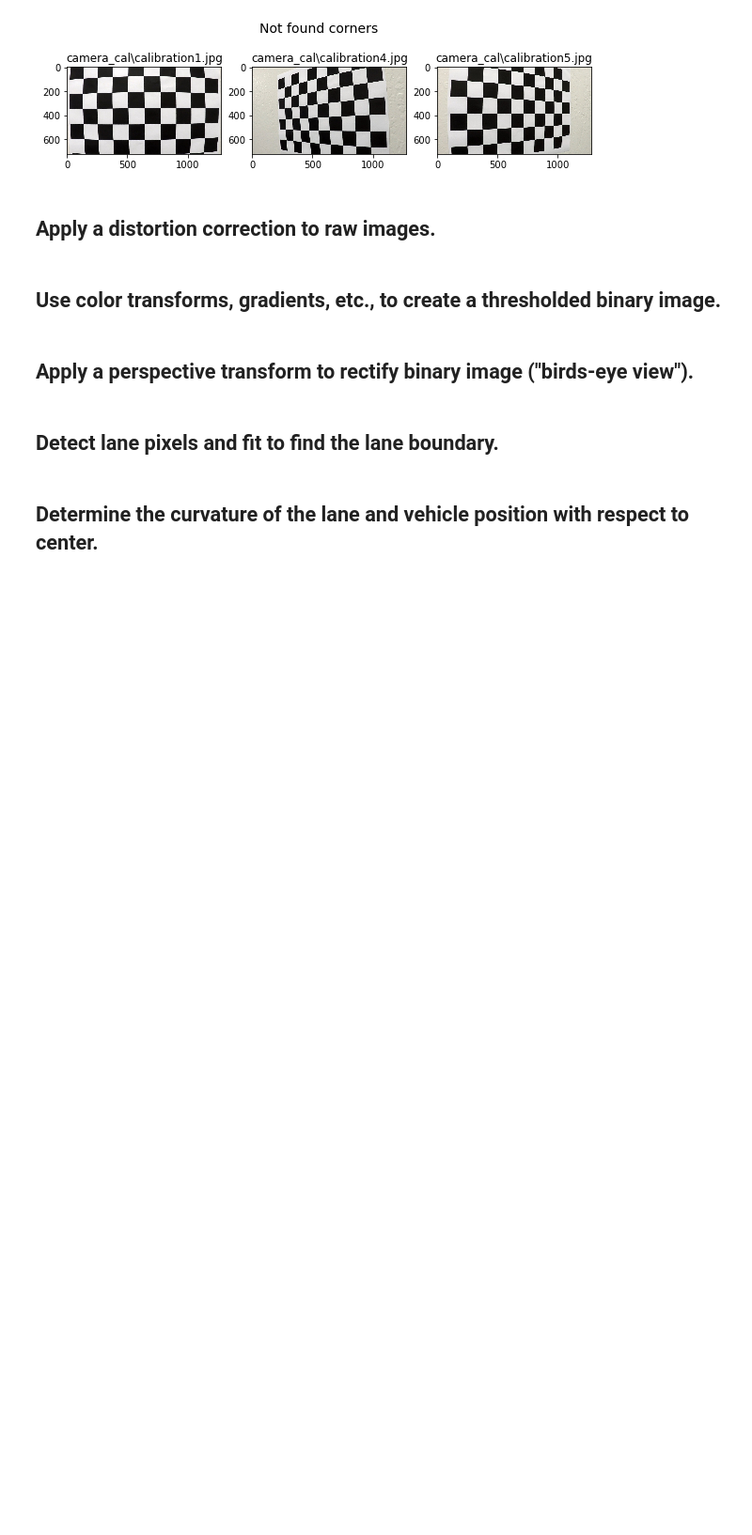
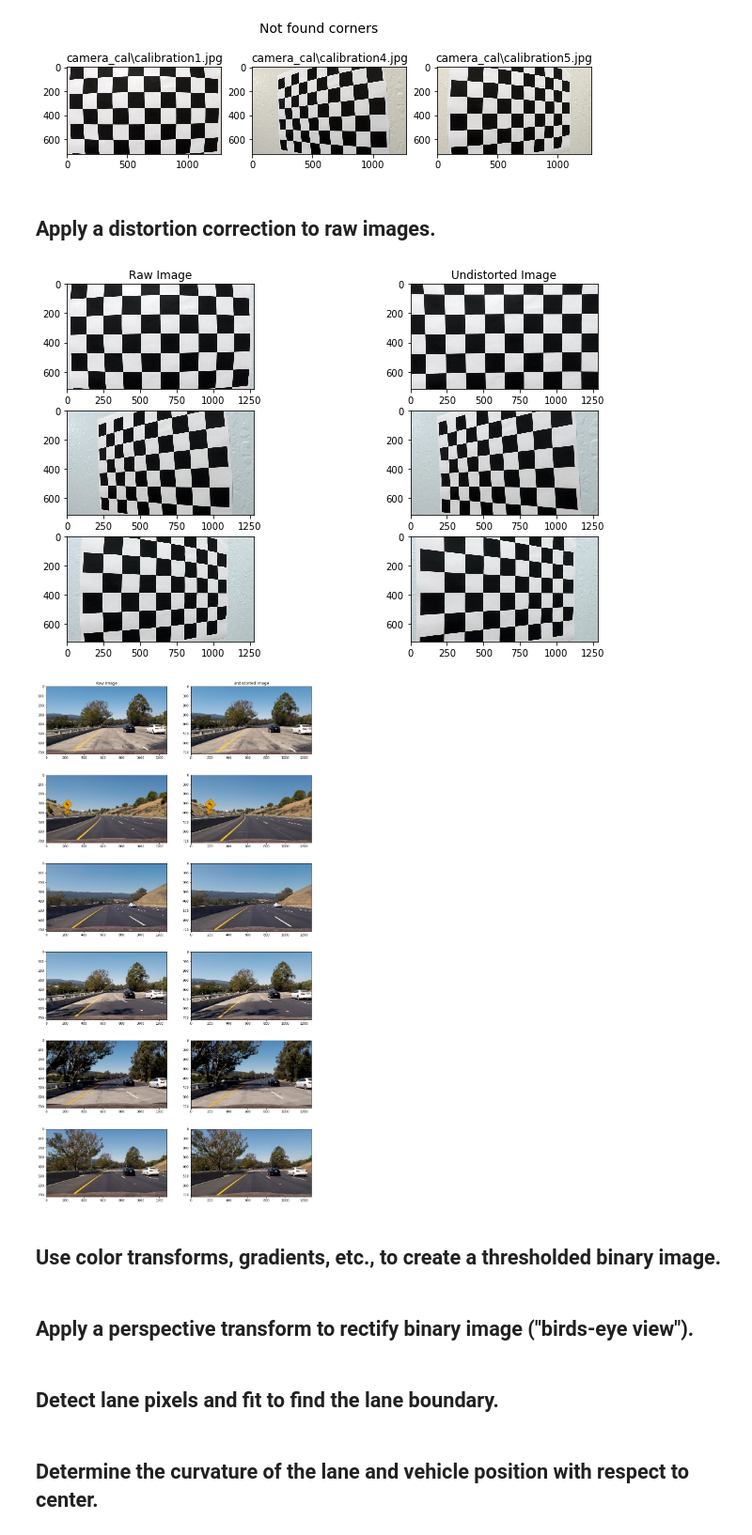
Before and after one commit to nonlining/CarND, a Jupyter notebook: CarND-Advanced-Lane-Lines/project4.ipynb, the cells around one changed output. Shown at 94% size. Saved outputs shown, nothing was run; the diff lists cells and outputs as text; code cells hidden in the pictures; blank space fills up the shorter version.

```diff
--- a/CarND-Advanced-Lane-Lines/project4.ipynb
+++ b/CarND-Advanced-Lane-Lines/project4.ipynb
@@ -61,6 +61,56 @@ plt.show()
 [figure]
 # %% [markdown]
 ## Apply a distortion correction to raw images.
+# %%
+def undistort(img, mtx, dist):
+    return cv2.undistort(img, mtx, dist, None, mtx)
+
+img = []
+for i in not_found:
+    img.append(cv2.imread(i))
+
+
+img_size = (img[0].shape[1], img[0].shape[0])
+ret, mtx, dist, rvecs, tvecs = cv2.calibrateCamera(objpoints, imgpoints, img_size, None, None)
+
+plt.figure(figsize=(12, 7))
+
+counter = 1
+for i in img:
+    plt.subplot(3, 2, counter)
+    plt.imshow(i)
+    if (counter == 1):
+        plt.title("Raw Image")
+    counter += 1
+    plt.subplot(3, 2, counter)
+    plt.imshow(undistort(i, mtx, dist))
+    if (counter == 2):
+        plt.title("Undistorted Image")
+    counter += 1
+
+test_images_files = glob.glob('test_images/test*.jpg')
+test_images = []
+for i in test_images_files:
+    test_images.append(cv2.imread(i))
+
+
+plt.figure(figsize=(15, 30))
+counter = 1
+
+for i in test_images:
+    plt.subplot(6, 2, counter)
+    plt.imshow(cv2.cvtColor(i, cv2.COLOR_BGR2RGB))
+    if (counter == 1):
+        plt.title("Raw Image")
+    counter += 1
+    plt.subplot(6, 2, counter)
+    plt.imshow(cv2.cvtColor(undistort(i, mtx, dist), cv2.COLOR_BGR2RGB))
+    if (counter == 2):
+        plt.title("Undistorted Image")
+    counter += 1
+# %% [output]
+[figure, added]
+[figure, added]
 # %% [markdown]
 ## Use color transforms, gradients, etc., to create a thresholded binary image.
 # %% [markdown]
```
